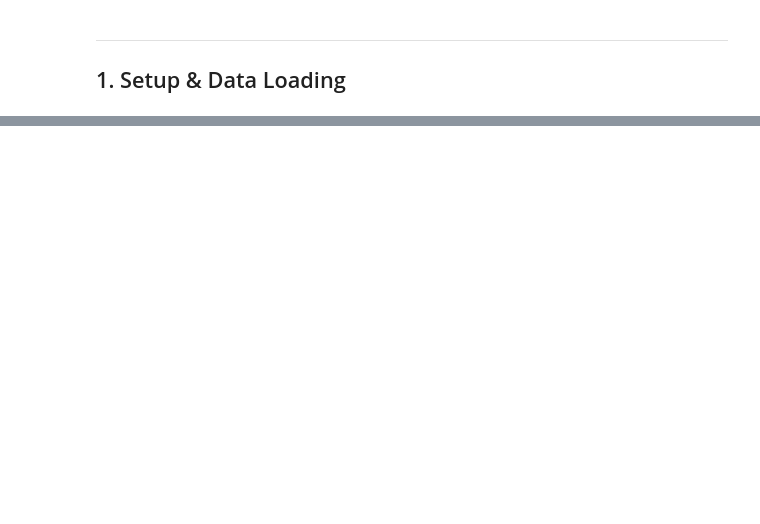
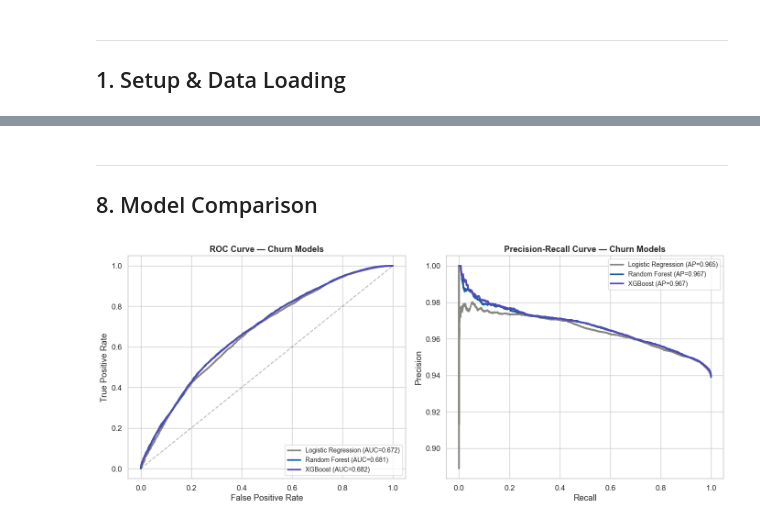
Before and after one commit to giulia-bono/retentioniq, a Jupyter notebook: notebooks/02_model_training_benchmarks.ipynb, the cells around one changed output, grey strips where cells are left out. Saved outputs shown, nothing was run; the diff lists cells and outputs as text; code cells hidden in the pictures; blank space fills up the shorter version.

```diff
--- a/notebooks/02_model_training_benchmarks.ipynb
+++ b/notebooks/02_model_training_benchmarks.ipynb
@@ -763,0 +479,20 @@ print("Snowflake connection closed.")
+# %%
+# ============================================================
+# LOGISTIC REGRESSION
+# class_weight='balanced' compensates for the 94:6 class imbalance.
+# ============================================================
+lr = LogisticRegression(
+    random_state=RANDOM_STATE, max_iter=1000, class_weight='balanced'
+)
+lr.fit(X_train_sc, y_train)
+
+lr_probs = lr.predict_proba(X_test_sc)[:, 1]
+lr_auc   = roc_auc_score(y_test, lr_probs)
+lr_ap    = average_precision_score(y_test, lr_probs)
+
+print(f'Logistic Regression — AUC-ROC: {lr_auc:.4f}  |  Avg Precision: {lr_ap:.4f}')
+print(f'\nClassification Report (threshold=0.5):')
+print(classification_report(
+    y_test, (lr_probs >= 0.5).astype(int),
+    target_names=['Active', 'Churned'], digits=3
+))
@@ -763,0 +608,36 @@ print("Snowflake connection closed.")
+# %% [markdown]
+---
+## 8. Model Comparison <a id='8-comparison'></a>
+# %%
+# ============================================================
+# ROC + PRECISION-RECALL CURVES
+# ============================================================
+fig, axes = plt.subplots(1, 2, figsize=(14, 6))
+
+model_results = [
+    ('Logistic Regression', lr_probs,  lr_auc,  lr_ap,  '#888780'),
+    ('Random Forest',       rf_probs,  rf_auc,  rf_ap,  '#185FA5'),
+    ('XGBoost',             xgb_probs, xgb_auc, xgb_ap, '#534AB7'),
+]
+
+for name, probs, auc, ap, color in model_results:
+    fpr, tpr, _ = roc_curve(y_test, probs)
+    axes[0].plot(fpr, tpr, color=color, lw=2.5, label=f'{name} (AUC={auc:.3f})')
+    prec, rec, _ = precision_recall_curve(y_test, probs)
+    axes[1].plot(rec, prec, color=color, lw=2.5, label=f'{name} (AP={ap:.3f})')
+
+axes[0].plot([0, 1], [0, 1], 'k--', alpha=0.3)
+axes[0].set_xlabel('False Positive Rate')
+axes[0].set_ylabel('True Positive Rate')
+axes[0].set_title('ROC Curve — Churn Models', fontweight='bold')
+axes[0].legend(loc='lower right', fontsize=10)
+
+axes[1].set_xlabel('Recall')
+axes[1].set_ylabel('Precision')
+axes[1].set_title('Precision-Recall Curve — Churn Models', fontweight='bold')
+axes[1].legend(loc='upper right', fontsize=10)
+
+plt.tight_layout()
+plt.show()
+# %% [output]
+[figure, added]
```
Also changed, not shown: parts of 60 cells of this notebook, 10 other files.
